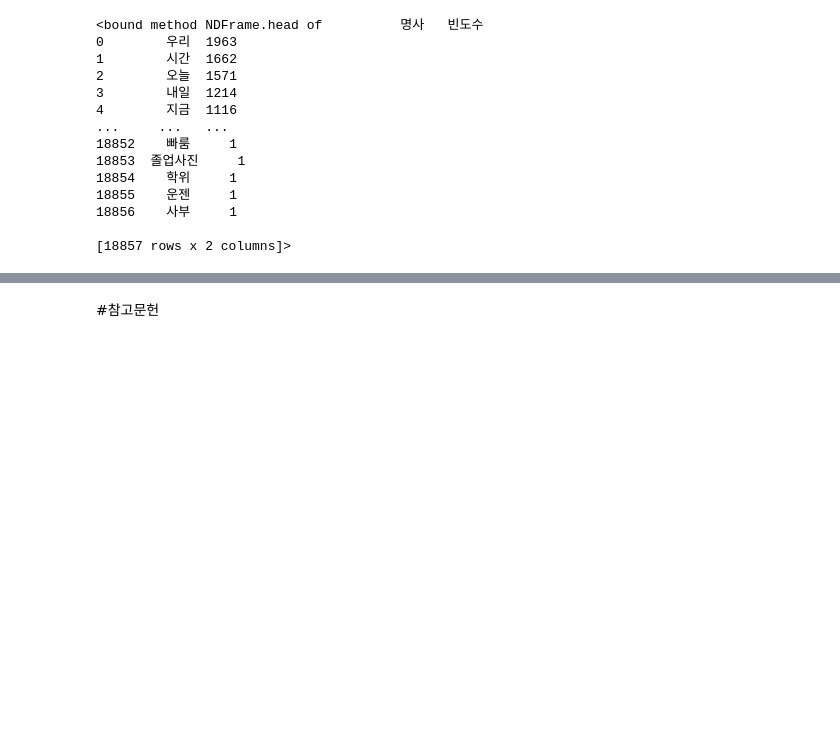
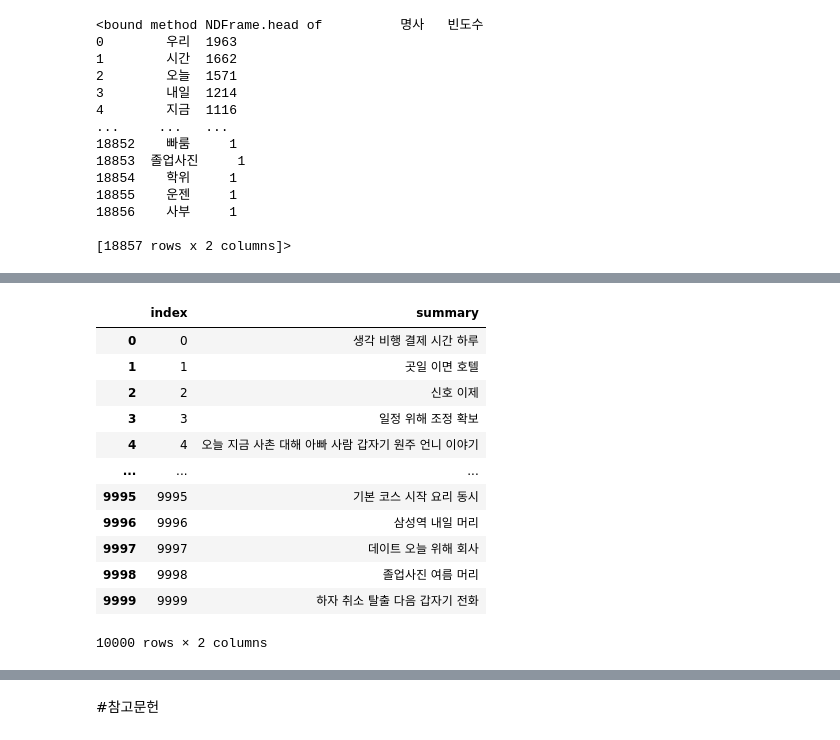
Before and after one commit to Sunggyoon-Oh/Aiffel_Dataton, a Jupyter notebook: [Dataton_Team06]01_Okt.ipynb, the cells around one changed output, grey strips where cells are left out. Saved outputs shown, nothing was run; the diff lists cells and outputs as text; code cells hidden in the pictures; blank space fills up the shorter version.

```diff
--- a/[Dataton_Team06]01_Okt.ipynb
+++ b/[Dataton_Team06]01_Okt.ipynb
@@ -1275,0 +1360,2 @@ nouns_words_dict_csv[0:50]
+# %%
+event_summary_series = pd.Series(event_summary_df2)
@@ -1275,0 +1372,16 @@ nouns_words_dict_csv[0:50]
+# %%
+event_summary_df
+# %% [output]
+|  | index | summary |
+| 0 | 0 | 생각 비행 결제 시간 하루 |
+| 1 | 1 | 곳일 이면 호텔 |
+| 2 | 2 | 신호 이제 |
+| 3 | 3 | 일정 위해 조정 확보 |
+| 4 | 4 | 오늘 지금 사촌 대해 아빠 사람 갑자기 원주 언니 이야기 |
+| ... | ... | ... |
+| 9995 | 9995 | 기본 코스 시작 요리 동시 |
+| 9996 | 9996 | 삼성역 내일 머리 |
+| 9997 | 9997 | 데이트 오늘 위해 회사 |
+| 9998 | 9998 | 졸업사진 여름 머리 |
+| 9999 | 9999 | 하자 취소 탈출 다음 갑자기 전화 |
+10000 rows × 2 columns
```
Also changed, not shown: parts of 52 cells of this notebook.
